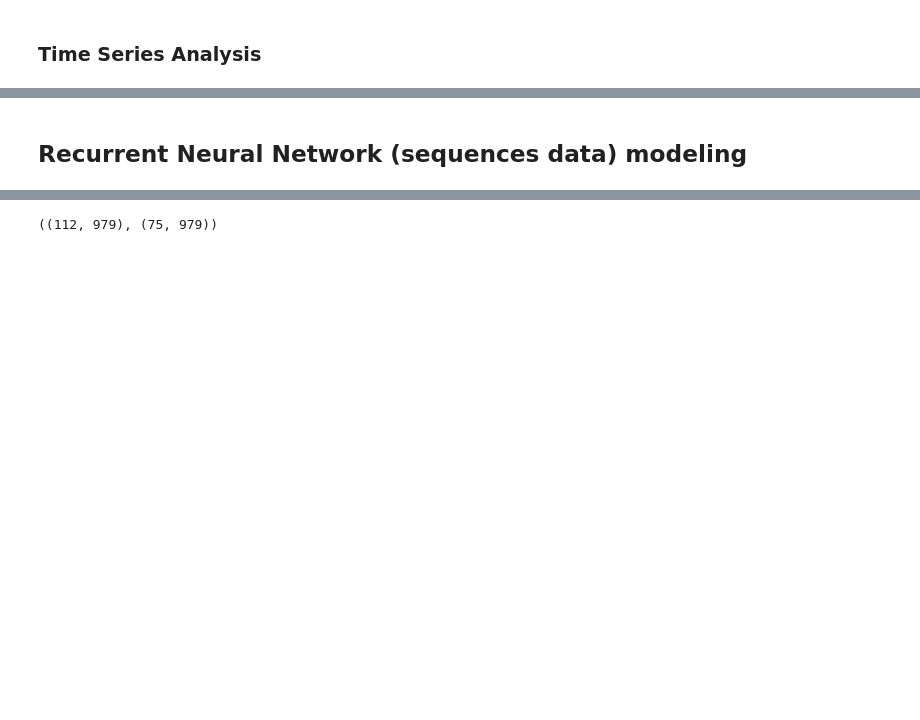
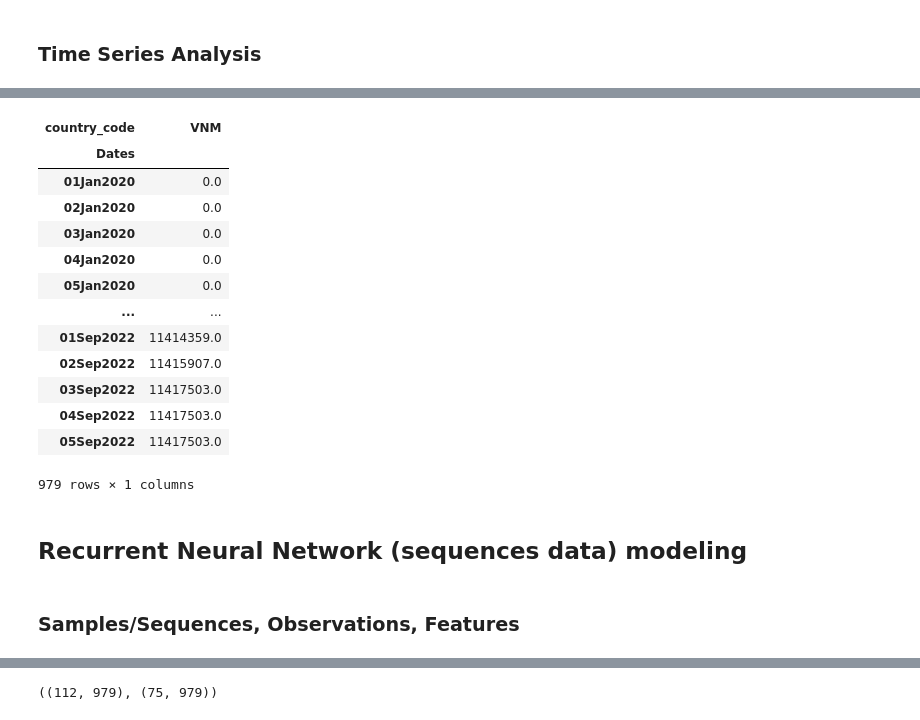
Before and after one commit to tekadata/covid_time_series_prediction, a Jupyter notebook: notebooks/EDA_RNN_TeKa.ipynb, the cells around one changed output, grey strips where cells are left out. Drawn from its saved outputs; the diff is of its cells as text; code cells hidden in the pictures; blank space fills up the shorter version.

```diff
--- a/notebooks/EDA_RNN_TeKa.ipynb
+++ b/notebooks/EDA_RNN_TeKa.ipynb
@@ -251,2 +287,21 @@ ts_cases = ts_cases.fillna(0)
+# %%
+vn_ts_cases
+# %% [output]
+| country_code | VNM |
+| Dates |  |
+| 01Jan2020 | 0.0 |
+| 02Jan2020 | 0.0 |
+| 03Jan2020 | 0.0 |
+| 04Jan2020 | 0.0 |
+| 05Jan2020 | 0.0 |
+| ... | ... |
+| 01Sep2022 | 11414359.0 |
+| 02Sep2022 | 11415907.0 |
+| 03Sep2022 | 11417503.0 |
+| 04Sep2022 | 11417503.0 |
+| 05Sep2022 | 11417503.0 |
+979 rows × 1 columns
 # %% [markdown]
 ## Recurrent Neural Network (sequences data) modeling
+# %% [markdown]
+### Samples/Sequences, Observations, Features
```
Also changed, not shown: parts of 38 cells of this notebook, 1 other file.
